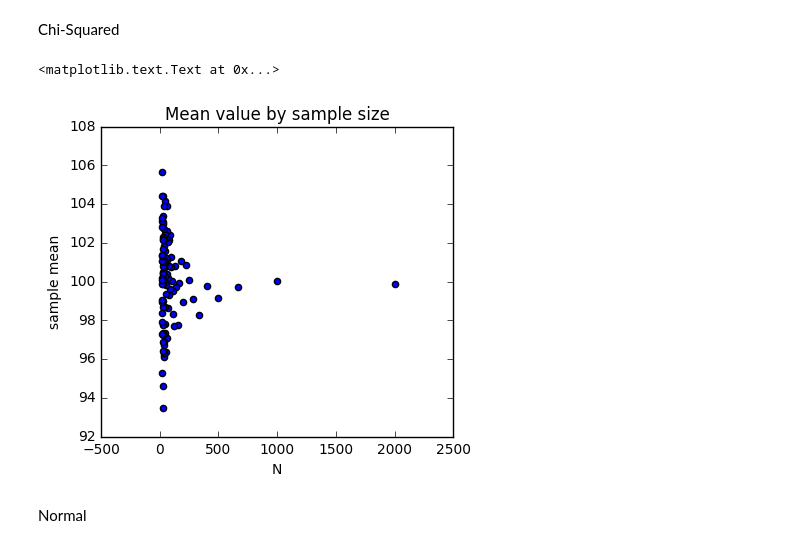
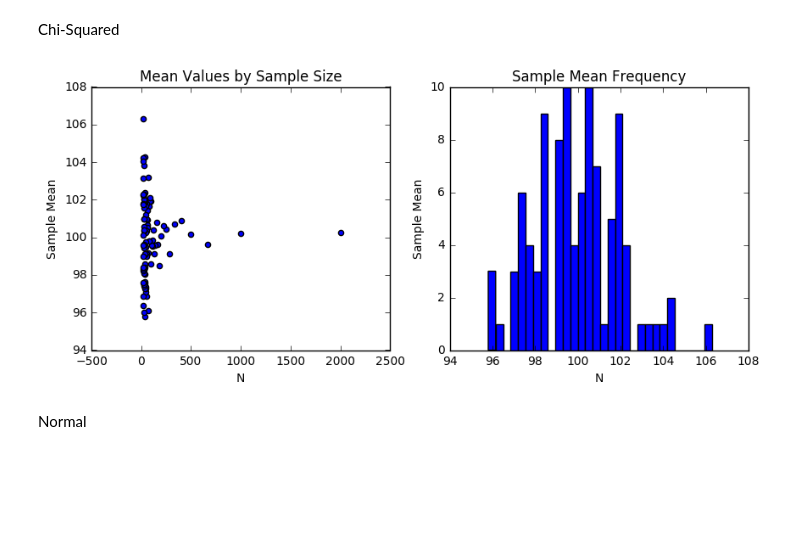
Before and after one commit to yc2839/PUI2016_bja282, a Jupyter notebook: HW3_bja282/HW3_Assignment1.ipynb, the cells around one changed output. Drawn from its saved outputs; the diff is of its cells as text; code cells hidden in the pictures; blank space fills up the shorter version.

```diff
--- a/HW3_bja282/HW3_Assignment1.ipynb
+++ b/HW3_bja282/HW3_Assignment1.ipynb
@@ -15,21 +21,17 @@ Populating the interactive namespace from numpy and matplotlib
 `%matplotlib` prevents importing * from pylab and numpy
   "\n`%matplotlib` prevents importing * from pylab and numpy"
 # %%
-#SamplesDict = {"Chisquare" : {"desc" : "Chi-squared"}, "Poisson" : {"desc" : "Poisson"},
-#         "Binomial" : {"desc" : "Binomial"}, "Normal" : {"desc" : "Normal"}}
-
 mySize = (2000 / (np.array(range(1, 101)))).astype(int)
 
 #Generate the samples for each of the distribution types with mean = 100
 myMean = 100
-
 df= myMean
-
 #Create five lists to store each of the distributions sample means
 chisqMeans = []
 PoissonMeans = []
 NormalMeans = []
 BinomialMeans = []
+CauchyMeans = []
 
 #Used work group partners Scott Smith & Sebastian Gutierrez's notebooks for reference.
 #https://github.com/sbg389/PUI2016_sbg389/blob/master/HW3_sbg389/HW3_1_sbg389.ipynb
@@ -40,22 +42,33 @@ for x in range(100):
     chisqMeans.append(sample.mean())
     sample = np.random.normal(df, 4, size=mySize[x]) #https://docs.scipy.org/doc/numpy/reference/generated/numpy.random.normal.html
     NormalMeans.append(sample.mean())
-    sample = np.random.poisson(lam=1.0, size=mySize[x]) #http://docs.scipy.org/doc/numpy/reference/generated/numpy.random.poisson.html
+    sample = np.random.poisson(myMean, size=mySize[x]) #http://docs.scipy.org/doc/numpy/reference/generated/numpy.random.poisson.html
     PoissonMeans.append(sample.mean())
     sample = np.random.binomial(200, .5, mySize[x])#http://docs.scipy.org/doc/numpy/reference/generated/numpy.random.binomial.html
     BinomialMeans.append(sample.mean())
+    sample = np.random.standard_cauchy(mySize[x])
+    CauchyMeans.append(sample.mean())
+
+def plots(size, means):
+    #Scatter:
+    pl.figure(figsize=(10, 4))
+    pl.subplot(121)
+    pl.title('Mean Values by Sample Size')
+    pl.scatter(size, means)
+    pl.ylabel('Sample Mean', fontsize = 10)
+    pl.xlabel('N', fontsize = 10)
+    #Histogram:
+    pl.subplot(122)
+    pl.hist(means, bins = 30)
+    pl.ylabel('Sample Mean', fontsize = 10)
+    pl.xlabel('N', fontsize = 10)
+    pl.title('Sample Mean Frequency')
+    pl.show()
 # %% [markdown]
 Chi-Squared
-# %%
-#Subplot I: Mean value by sample size
-pl.figure(figsize=(10, 4))
-pl.subplot(121)
-pl.title('Mean value by sample size')
-pl.scatter(mySize, chisqMeans)
-pl.ylabel('sample mean', fontsize = 10)
-pl.xlabel('N', fontsize = 10)
-# %% [output]
-<matplotlib.text.Text at 0x...>
-[figure, removed]
+# %%
+plots(mySize, chisqMeans)
+# %% [output]
+[figure, added]
 # %% [markdown]
 Normal
```
Also changed, not shown: parts of 12 cells of this notebook.
